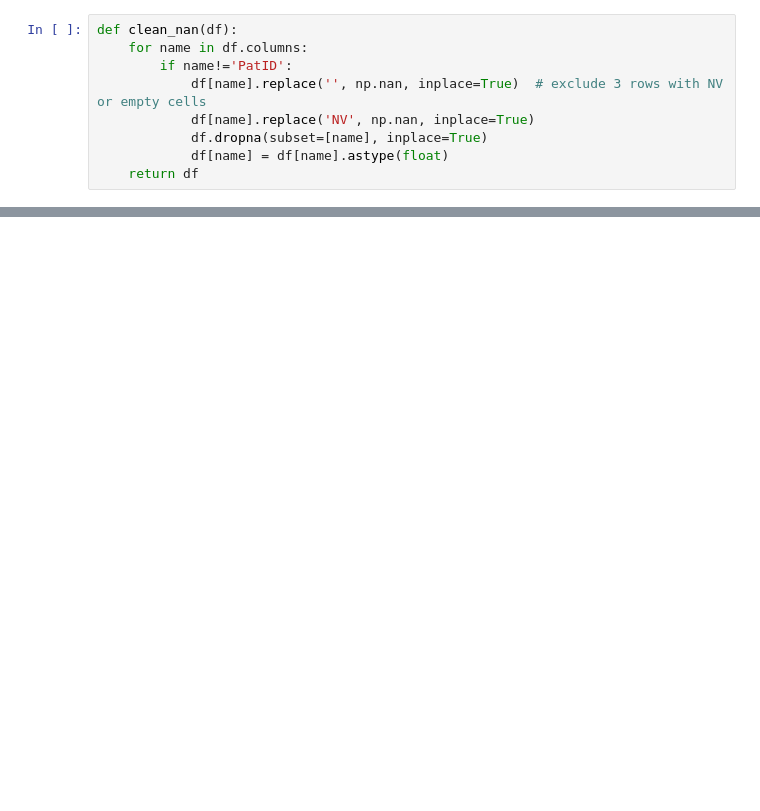
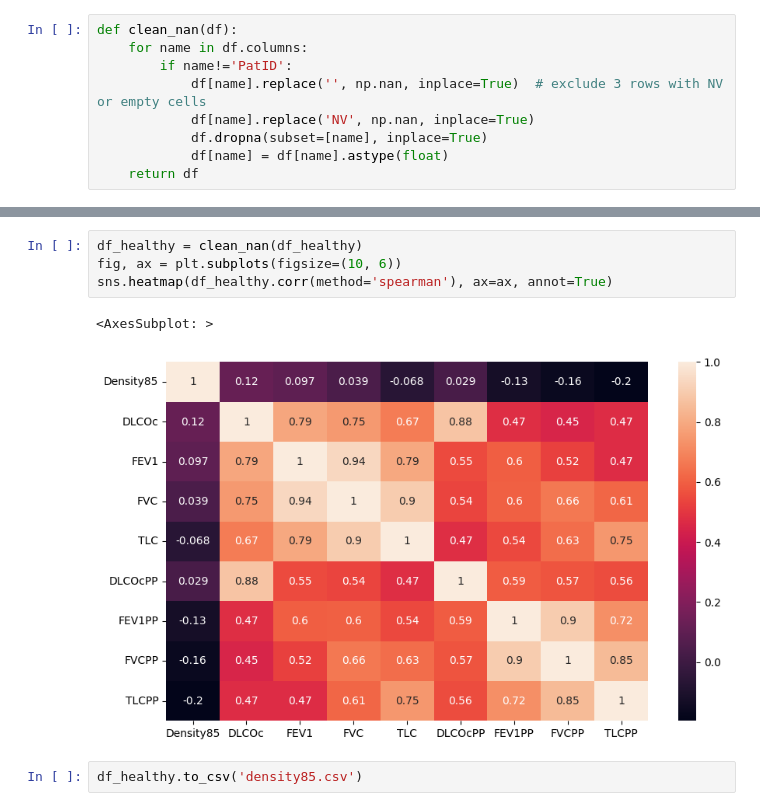
Before and after one commit to Jingnan-Jia/PFT_estimation, a Jupyter notebook: lung_function/scripts/jupyter_notebooks/r_density85_to_pft.ipynb, the cells around one changed output, grey strips where cells are left out. Drawn from its saved outputs; the diff is of its cells as text; blank space fills up the shorter version.

```diff
--- a/lung_function/scripts/jupyter_notebooks/r_density85_to_pft.ipynb
+++ b/lung_function/scripts/jupyter_notebooks/r_density85_to_pft.ipynb
@@ -110,0 +145,9 @@ sns.heatmap(df_healthy.corr(method='spearman'), ax=ax, annot=True)
+# %%
+df_healthy = clean_nan(df_healthy)
+fig, ax = plt.subplots(figsize=(10, 6))
+sns.heatmap(df_healthy.corr(method='spearman'), ax=ax, annot=True)
+# %% [output]
+<AxesSubplot: >
+[figure, added]
+# %%
+df_healthy.to_csv('density85.csv')
```
Also changed, not shown: parts of 7 cells of this notebook, 8 other files.
